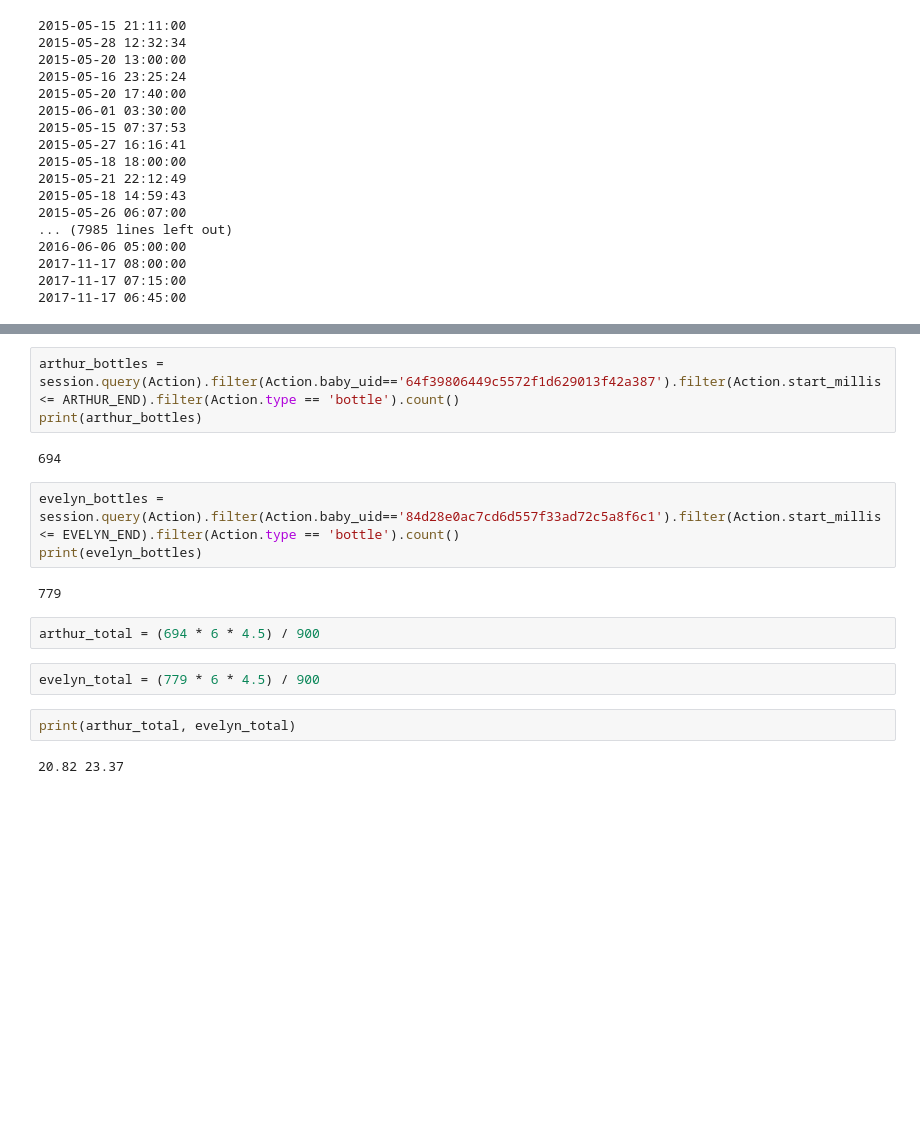
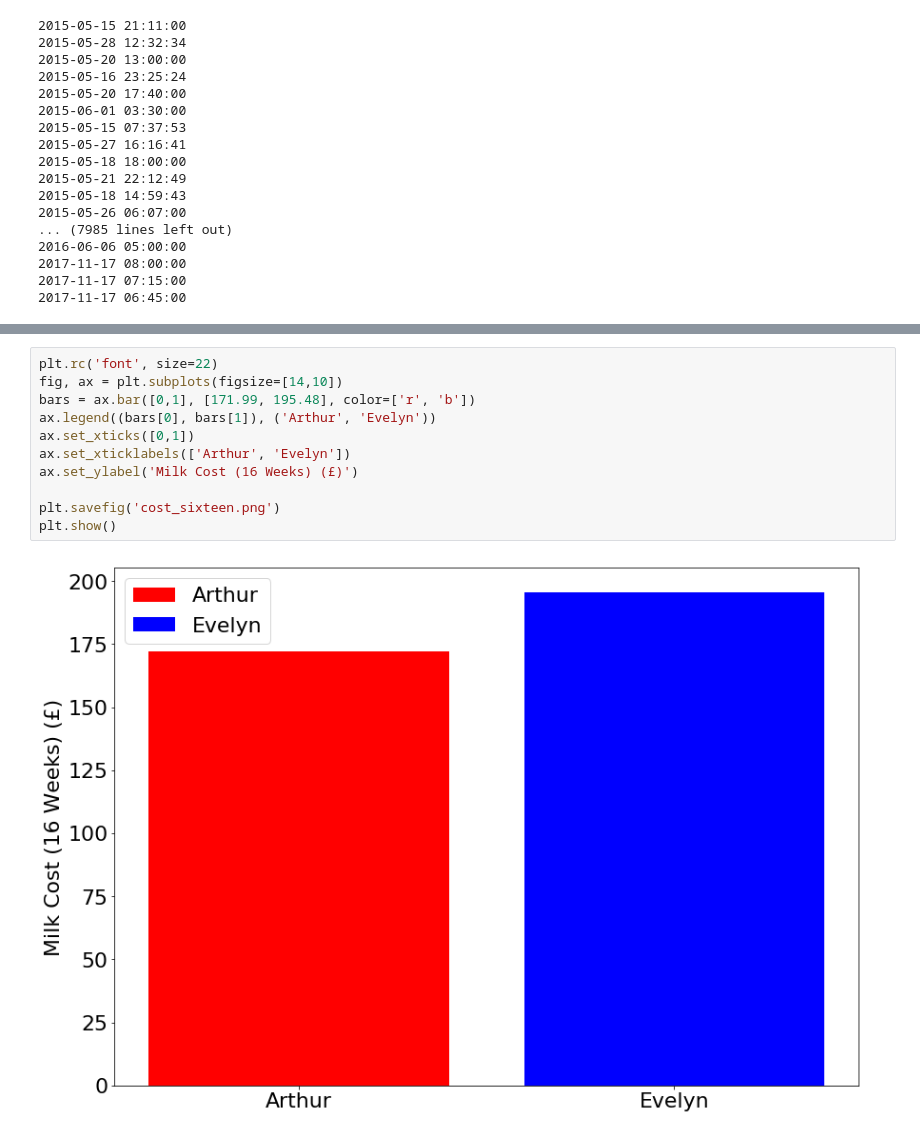
Before and after one commit to martinjc/baby-daybook-analysis, a Jupyter notebook: Children.ipynb, the cells around one changed output, grey strips where cells are left out. Saved outputs shown, nothing was run; the diff lists cells and outputs as text; blank space fills up the shorter version.

```diff
--- a/Children.ipynb
+++ b/Children.ipynb
@@ -170,18 +189,13 @@ print(arthur_boxes, evelyn_boxes)
-# %%
-arthur_bottles = session.query(Action).filter(Action.baby_uid=='64f39806449c5572f1d629013f42a387').filter(Action.start_millis <= ARTHUR_END).filter(Action.type == 'bottle').count()
-print(arthur_bottles)
-# %% [output]
-694
-# %%
-evelyn_bottles = session.query(Action).filter(Action.baby_uid=='84d28e0ac7cd6d557f33ad72c5a8f6c1').filter(Action.start_millis <= EVELYN_END).filter(Action.type == 'bottle').count()
-print(evelyn_bottles)
-# %% [output]
-779
-# %%
-arthur_total = (694 * 6 * 4.5) / 900
-# %%
-evelyn_total = (779 * 6 * 4.5) / 900
-# %%
-print(arthur_total, evelyn_total)
-# %% [output]
-20.82 23.37
+# %%
+plt.rc('font', size=22)
+fig, ax = plt.subplots(figsize=[14,10])
+bars = ax.bar([0,1], [171.99, 195.48], color=['r', 'b'])
+ax.legend((bars[0], bars[1]), ('Arthur', 'Evelyn'))
+ax.set_xticks([0,1])
+ax.set_xticklabels(['Arthur', 'Evelyn'])
+ax.set_ylabel('Milk Cost (16 Weeks) (£)')
+
+plt.savefig('cost_sixteen.png')
+plt.show()
+# %% [output]
+[figure, added]
```
Also changed, not shown: parts of 26 cells of this notebook.
